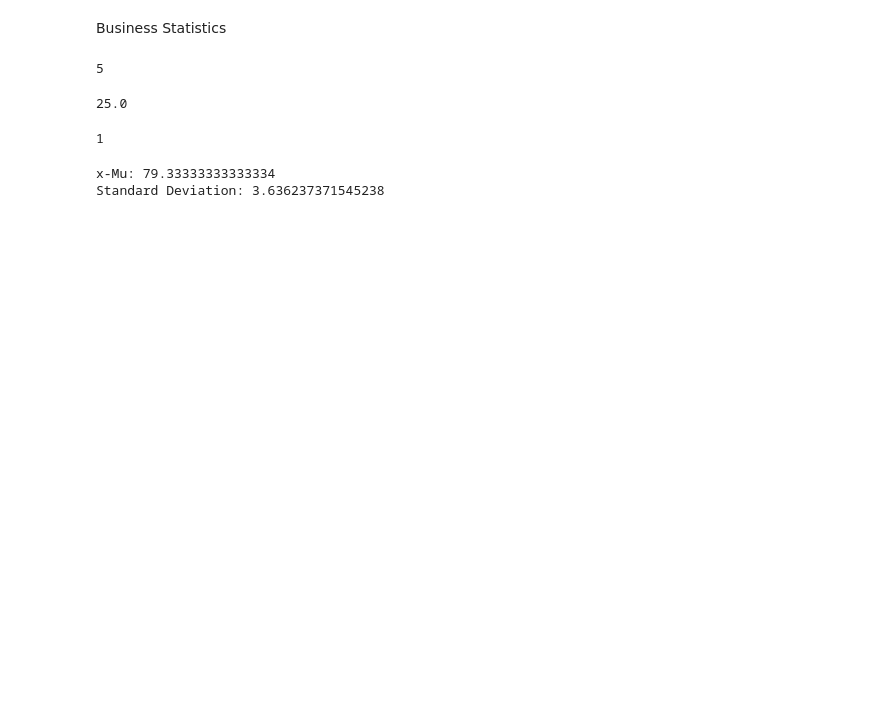
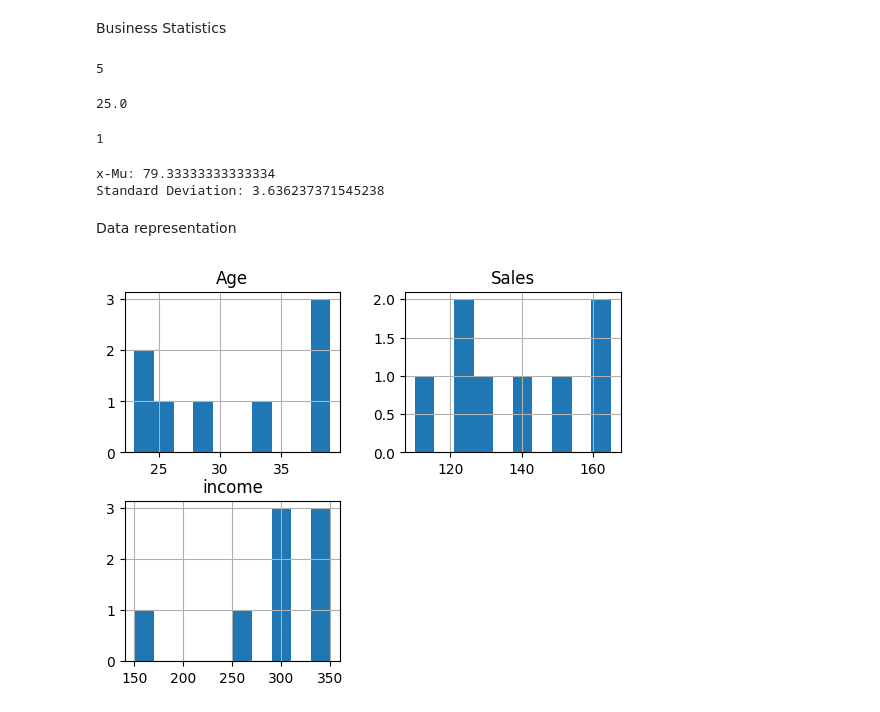
Before and after one commit to keonicsx/Code_Storage, a Jupyter notebook: Module3.ipynb, the cells around one changed output. Cells and saved outputs as stored; diff of their text form; code cells hidden in the pictures; blank space fills up the shorter version.

```diff
--- a/Module3.ipynb
+++ b/Module3.ipynb
@@ -38,3 +38,22 @@ print("Standard Deviation:",Sigma)
 # %% [output]
 x-Mu: 79.33333333333334
 Standard Deviation: 3.636237371545238
+# %% [markdown]
+Data representation
+# %%
+import pandas
+import matplotlib.pyplot as plt
+
+data =[['EMP001','M',34,123,'Normal',350],['EMP002','F',25,124,'Normal',300],
+       ['EMP003','M',39,150,'Normal',350],
+       ['EMP006','M',39,160,'Normal',350],
+       ['EMP007','M',39,165,'Normal',250],
+       ['EMP004','M',29,110,'Obesity',150],
+       ['EMP005','F',23,140,'Underweight',300],
+       ['EMP005','F',23,129,'Underweight',300],]
+
+dataframe= pandas.DataFrame(data,columns = ['Name','Gender','Age','Sales','BMI','income'])
+dataframe.hist()
+plt.show()
+# %% [output]
+[figure, added]
```
Also changed, not shown: parts of 4 cells of this notebook, 1 other file.
